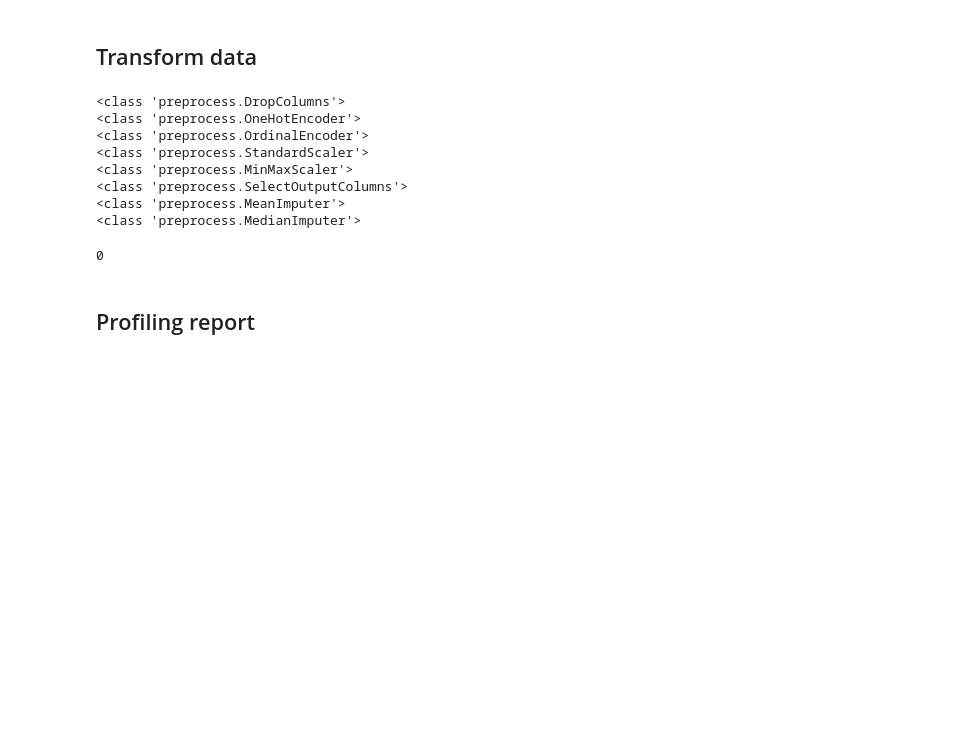
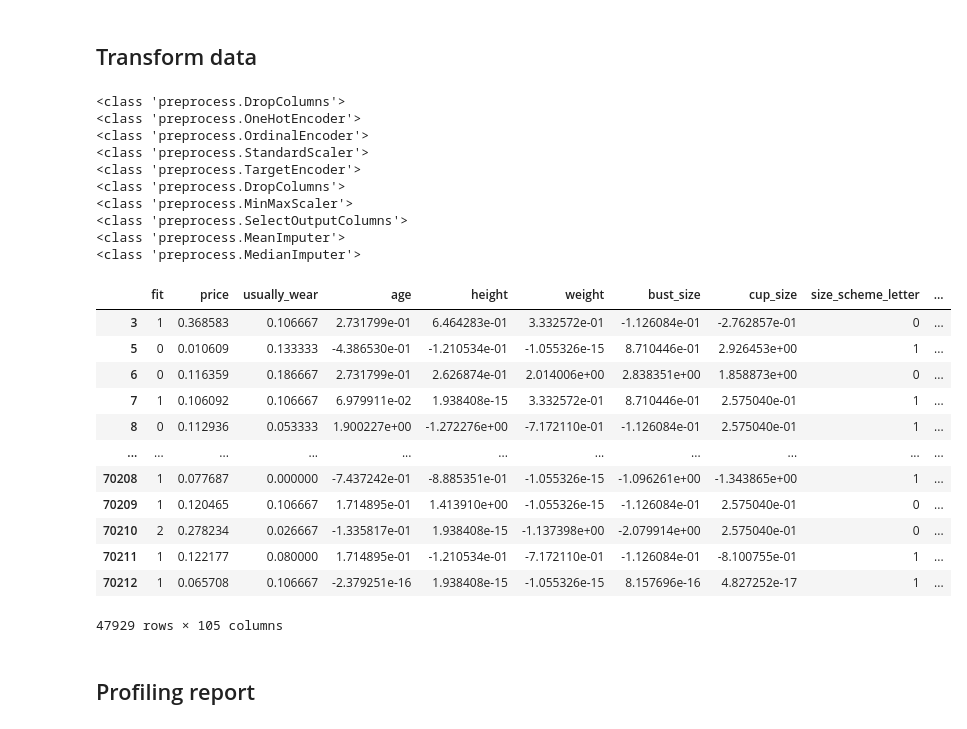
Before and after one commit to Dune-Z/Machine-Learning-Project, a Jupyter notebook: src/main.ipynb, the cells around one changed output. Drawn from its saved outputs; the diff is of its cells as text; code cells hidden in the pictures; blank space fills up the shorter version.

Commit message:
Updata TargetEncoder

```diff
--- a/src/main.ipynb
+++ b/src/main.ipynb
@@ -62,40 +62,67 @@ describe_data(test_df)
 # %% [markdown]
 ## Transform data
 # %%
+import utils
+import preprocess
+
+importlib.reload(utils)
+importlib.reload(preprocess)
+
+from utils import fetch_train_data, describe_data, evaluate_model, train_test_split
+from preprocess import *
+
 prep.pipeline = [
-    DropColumns([
-        'user_name', 'review', 'review_summary', 'rating', 'size', 'item_name'
-    ]),
-    OneHotEncoder([
-        'size_scheme', 'size_main', 'size_suffix', 'brand', 'category',
-        'rented_for', 'body_type'
+    DropColumns(
+        cols=['user_name', 'review', 'review_summary', 'rating', 'item_name']),
+    OneHotEncoder(cols=[
+        'size_scheme', 'size_main', 'size_suffix', 'rented_for', 'body_type'
     ],
                   name='one_hot'),
-    OrdinalEncoder(['fit', 'cup_size']),
-    StandardScaler(['age', 'weight', 'height', 'bust_size', 'cup_size']),
-    MinMaxScaler(['price', 'usually_wear']),
+    OrdinalEncoder(cols=['fit', 'cup_size']),
+    StandardScaler(cols=['age', 'weight', 'height', 'bust_size', 'cup_size']),
+    TargetEncoder(cols=['brand', 'category', 'size'],
+                  target_cols=['weight', 'height', 'bust_size', 'cup_size'],
+                  name='target_encoder'),
+    DropColumns(cols=['brand', 'category', 'size']),
+    MinMaxScaler(cols=['price', 'usually_wear']),
     SelectOutputColumns(
-        'one_hot'
+        target='target_encoder'
     ),  # append the output of 'one_hot' to the input of the next transformer
-    MeanImputer(['age', 'weight', 'height', 'bust_size', 'cup_size']),
-    MedianImputer(['usually_wear']),
+    MeanImputer(cols=['age', 'weight', 'height', 'bust_size', 'cup_size']),
+    MedianImputer(cols=['usually_wear']),
 ]
 
 train_df_prep, test_df_prep = train_df.copy(), test_df.copy()
 train_df_prep = prep.fit_transform(train_df_prep)
 test_df_prep = prep.transform(test_df_prep)
 
-describe_data(train_df_prep)['nan_count'].sum()
+# describe_data(train_df_prep)['nan_count'].sum()
+# describe_data(train_df_prep)
+train_df_prep
 # %% [output]
 <class 'preprocess.DropColumns'>
 <class 'preprocess.OneHotEncoder'>
 <class 'preprocess.OrdinalEncoder'>
 <class 'preprocess.StandardScaler'>
+<class 'preprocess.TargetEncoder'>
+<class 'preprocess.DropColumns'>
 <class 'preprocess.MinMaxScaler'>
 <class 'preprocess.SelectOutputColumns'>
 <class 'preprocess.MeanImputer'>
 <class 'preprocess.MedianImputer'>
+|  | fit | price | usually_wear | age | height | weight | bust_size | cup_size | size_scheme_letter | ... |
+| 3 | 1 | 0.368583 | 0.106667 | 2.731799e-01 | 6.464283e-01 | 3.332572e-01 | -1.126084e-01 | -2.762857e-01 | 0 | ... |
+| 5 | 0 | 0.010609 | 0.133333 | -4.386530e-01 | -1.210534e-01 | -1.055326e-15 | 8.710446e-01 | 2.926453e+00 | 1 | ... |
+| 6 | 0 | 0.116359 | 0.186667 | 2.731799e-01 | 2.626874e-01 | 2.014006e+00 | 2.838351e+00 | 1.858873e+00 | 0 | ... |
+| 7 | 1 | 0.106092 | 0.106667 | 6.979911e-02 | 1.938408e-15 | 3.332572e-01 | 8.710446e-01 | 2.575040e-01 | 1 | ... |
+| 8 | 0 | 0.112936 | 0.053333 | 1.900227e+00 | -1.272276e+00 | -7.172110e-01 | -1.126084e-01 | 2.575040e-01 | 1 | ... |
+| ... | ... | ... | ... | ... | ... | ... | ... | ... | ... | ... |
+| 70208 | 1 | 0.077687 | 0.000000 | -7.437242e-01 | -8.885351e-01 | -1.055326e-15 | -1.096261e+00 | -1.343865e+00 | 1 | ... |
+| 70209 | 1 | 0.120465 | 0.106667 | 1.714895e-01 | 1.413910e+00 | -1.055326e-15 | -1.126084e-01 | 2.575040e-01 | 0 | ... |
+| 70210 | 2 | 0.278234 | 0.026667 | -1.335817e-01 | 1.938408e-15 | -1.137398e+00 | -2.079914e+00 | 2.575040e-01 | 0 | ... |
+| 70211 | 1 | 0.122177 | 0.080000 | 1.714895e-01 | -1.210534e-01 | -7.172110e-01 | -1.126084e-01 | -8.100755e-01 | 1 | ... |
+| 70212 | 1 | 0.065708 | 0.106667 | -2.379251e-16 | 1.938408e-15 | -1.055326e-15 | 8.157696e-16 | 4.827252e-17 | 1 | ... |
-0
+47929 rows × 105 columns
 # %% [markdown]
 ## Profiling report
 # %%
```
Also changed, not shown: parts of 14 cells of this notebook, 1 other file.
